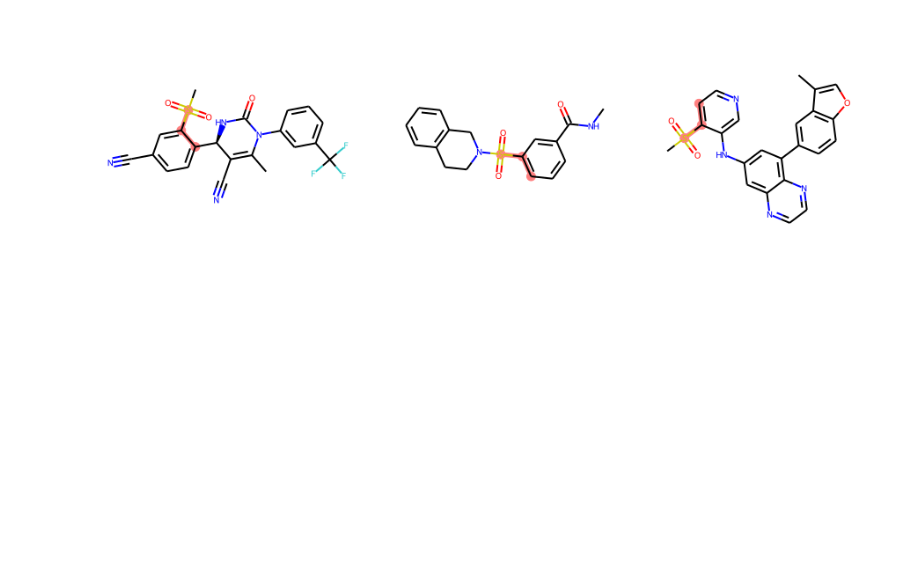
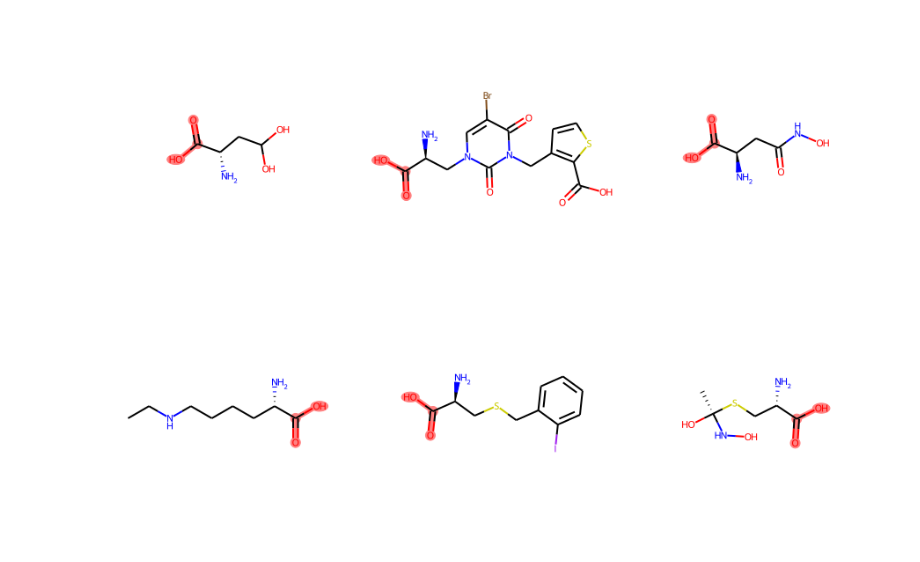
Before and after one commit to cschlick/PhenixML, a Jupyter notebook: notebooks/examples/ECFP Angles GEO.ipynb, the cells around one changed output. Saved outputs shown, nothing was run; the diff lists cells and outputs as text; code cells hidden in the pictures; blank space fills up the shorter version.

```diff
--- a/notebooks/examples/ECFP Angles GEO.ipynb
+++ b/notebooks/examples/ECFP Angles GEO.ipynb
@@ -23,7 +27,6 @@ import matplotlib.pyplot as plt
 # %%
 # Load molecule containers
-mol_dir = "/dev/shm/cschlick/geostd_passed/"
-containers = MolContainer.from_folder(mol_dir)
+containers = MolContainer.from_folder("PhenixML/data/geostd_mol",max_files=500)
 # %%
 # Fragment the molecules
 fragmenter = AngleFragmenter(exclude_elements=["H"])
@@ -57,12 +65,9 @@ Wall time: 4min 48s
 # %%
 # choose a single query to illustrate kNN search
-query_idx = 60
+query_idx = 100
 query_frag = frags_test[query_idx]
 query_feature = feat_test[query_idx]
 query_label = labels_test[query_idx]
-
-nbrs,inds = knn.query(query_feature,k=20, return_ind=True)
-nbr_labels = labels_train[inds]
 # %%
 display(query_frag,hideHs=True,size=(300,300))
 # %% [output]
@@ -70,5 +84,5 @@ display(query_frag,hideHs=True,size=(300,300))
 # %%
-display(nbrs,nmax=3)
+display(nbrs)
 # %% [output]
-[figure, old version]
+[figure, new version]
 # %%
```
Also changed, not shown: parts of 24 cells of this notebook.
